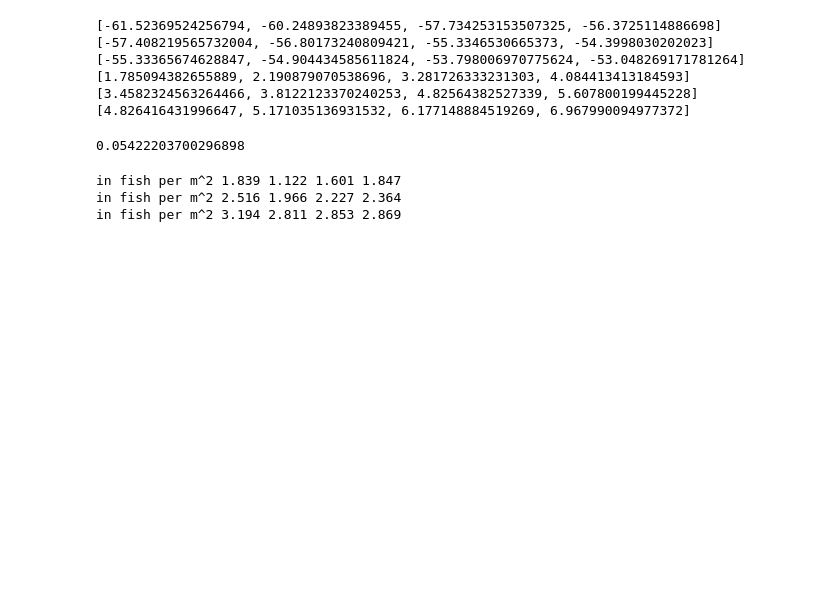
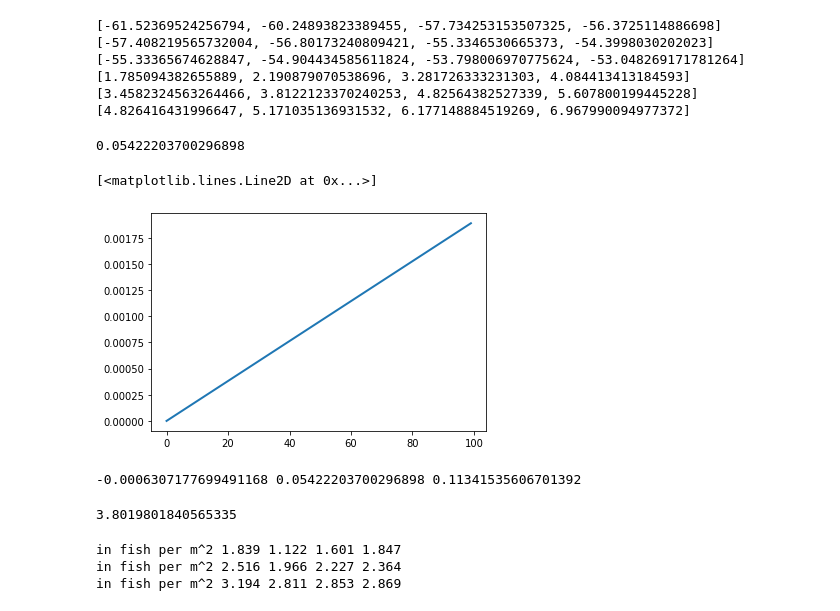
Before and after one commit to leviner/saildrone-2018, a Jupyter notebook: code/acousticData/analysis/4-singleTargetsData.ipynb, the cells around one changed output. Cells and saved outputs as stored; diff of their text form; code cells hidden in the pictures; blank space fills up the shorter version.

```diff
--- a/code/acousticData/analysis/4-singleTargetsData.ipynb
+++ b/code/acousticData/analysis/4-singleTargetsData.ipynb
@@ -347,3 +348,19 @@ print([geoffroyTS(x) for x in highs])
 [3.4582324563264466, 3.8122123370240253, 4.82564382527339, 5.607800199445228]
 [4.826416431996647, 5.171035136931532, 6.177148884519269, 6.967990094977372]
 0.05422203700296898
+# %%
+v = 4
+w = 4
+a = []
+for n in range(100):
+    a.append((n*v*w + 4*n)/(1024**2))
+plt.plot(a)
+# %% [output]
+[<matplotlib.lines.Line2D at 0x...>]
+[figure, added]
+# %%
+print((geoffroyTS(10*np.log10(intercept+(df4.index.max().to_julian_date()-julianOffset)*(slope-std_err)))-geoffroyTS(10*np.log10(intercept+(df1.index.min().to_julian_date()-julianOffset)*(slope+std_err))))/(df4.index.max().to_julian_date()-df1.index.min().to_julian_date()),
+(geoffroyTS(10*np.log10(intercept+(df4.index.max().to_julian_date()-julianOffset)*(slope+0)))-geoffroyTS(10*np.log10(intercept+(df1.index.min().to_julian_date()-julianOffset)*(slope+0))))/(df4.index.max().to_julian_date()-df1.index.min().to_julian_date()),
+(geoffroyTS(10*np.log10(intercept+(df4.index.max().to_julian_date()-julianOffset)*(slope+std_err)))-geoffroyTS(10*np.log10(intercept+(df1.index.min().to_julian_date()-julianOffset)*(slope-std_err))))/(df4.index.max().to_julian_date()-df1.index.min().to_julian_date()))
+# %% [output]
+-0.0006307177699491168 0.05422203700296898 0.11341535606701392
@@ -350,3 +371,7 @@ print([geoffroyTS(x) for x in highs])
+# %%
+traynor(10*np.log10((intercept+midDay[3]*(slope))))
+# %% [output]
+3.8019801840565335
 # %%
 import numpy as np
 def fishDens(NASC, TS):
```
Also changed, not shown: parts of 4 cells of this notebook.
